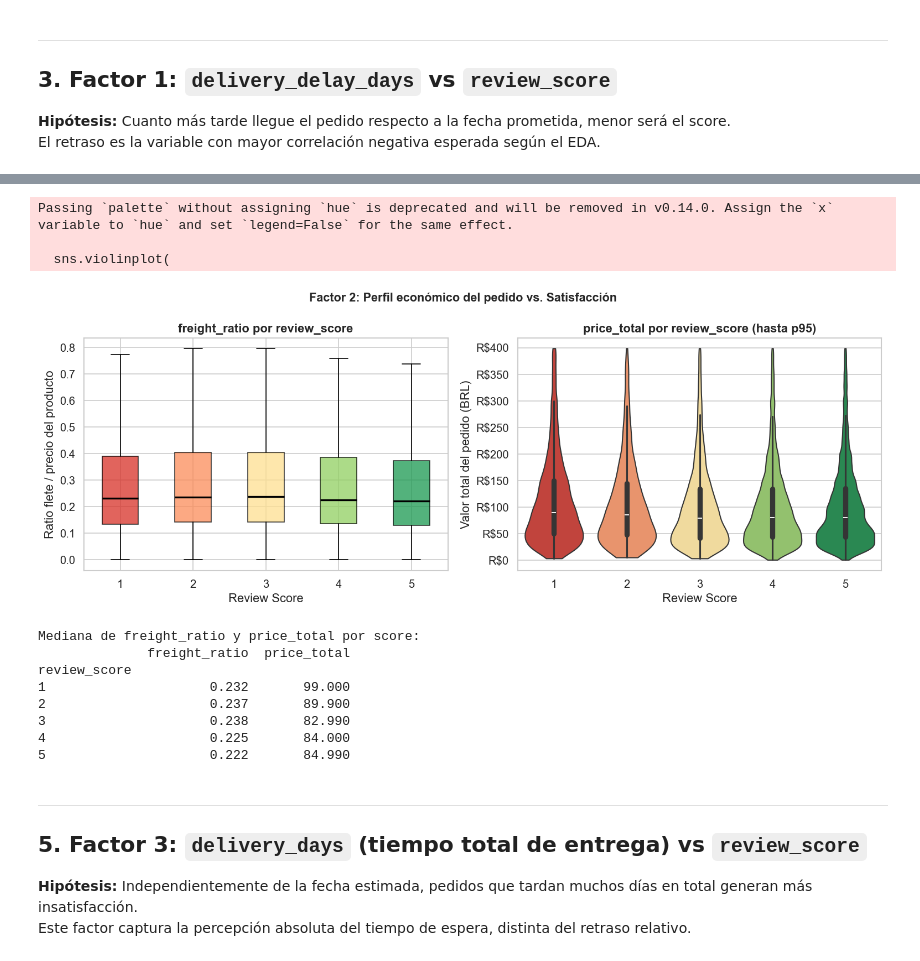
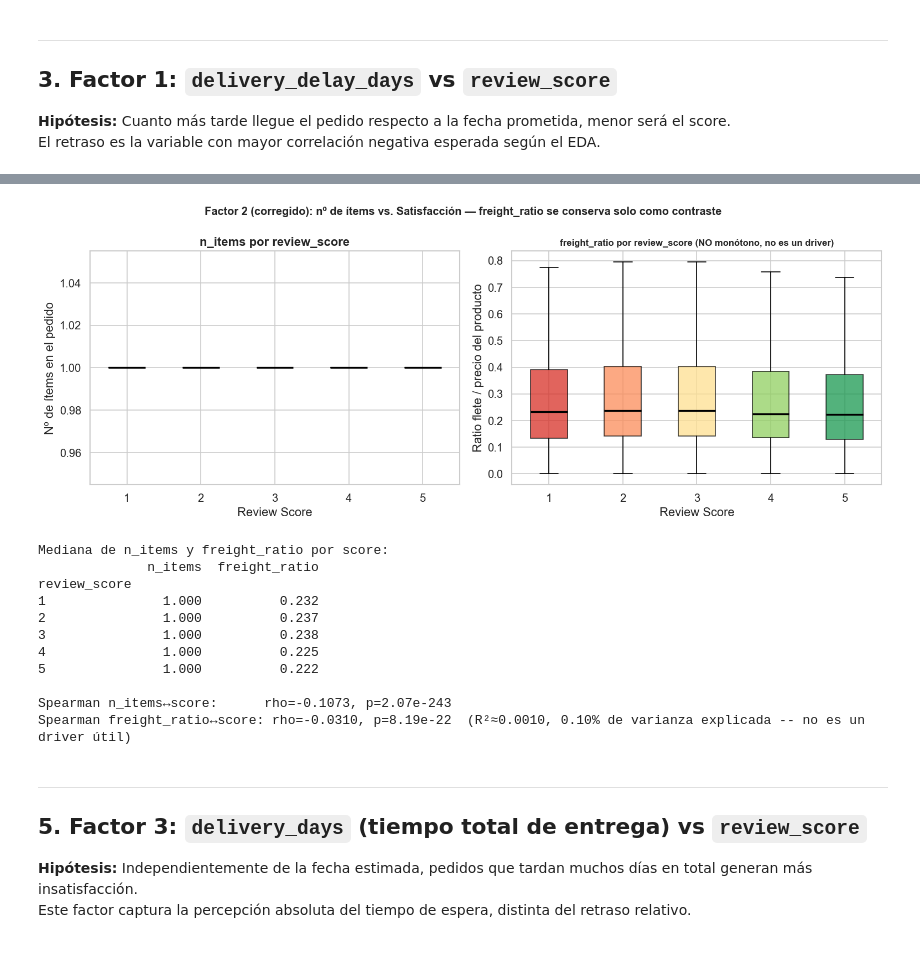
Before and after one commit to luciaparvaz/olist-customer-analysis, a Jupyter notebook: notebooks/03_negative_reviews.ipynb, the cells around one changed output, grey strips where cells are left out. Drawn from its saved outputs; the diff is of its cells as text; code cells hidden in the pictures.

```diff
--- a/notebooks/03_negative_reviews.ipynb
+++ b/notebooks/03_negative_reviews.ipynb
@@ -267,56 +239,62 @@ Analizamos si el perfil económico del pedido influye en la satisfacción.
 # %%
 fig, axes = plt.subplots(1, 2, figsize=(13, 5))
 
-# -- freight_ratio por review_score (boxplot) --
-data_freight = [df_rev[df_rev["review_score"] == s]["freight_ratio"].dropna() for s in score_order]
+# -- n_items por review_score (boxplot) --
+data_nitems = [df_rev[df_rev["review_score"] == s]["n_items"].dropna() for s in score_order]
 bp2 = axes[0].boxplot(
-    data_freight, labels=score_order,
+    data_nitems, labels=score_order,
     patch_artist=True, showfliers=False,
     medianprops=dict(color="black", linewidth=2),
 )
 for patch, color in zip(bp2["boxes"], colors_score):
     patch.set_facecolor(color)
     patch.set_alpha(0.75)
-axes[0].set_title("freight_ratio por review_score", fontweight="bold")
+axes[0].set_title("n_items por review_score", fontweight="bold")
 axes[0].set_xlabel("Review Score")
-axes[0].set_ylabel("Ratio flete / precio del producto")
+axes[0].set_ylabel("Nº de ítems en el pedido")
 
-# -- price_total vs review_score: violin plot --
-# Clippeamos en p95 para mejor visualización
-p95_price = df_rev["price_total"].quantile(0.95)
-df_clip = df_rev[df_rev["price_total"] <= p95_price].copy()
-sns.violinplot(
-    data=df_clip, x="review_score", y="price_total",
-    palette=colors_score, ax=axes[1],
-    inner="box", cut=0,
+# -- freight_ratio por review_score: se conserva por transparencia (ver nota arriba) --
+data_freight = [df_rev[df_rev["review_score"] == s]["freight_ratio"].dropna() for s in score_order]
+bp3 = axes[1].boxplot(
+    data_freight, labels=score_order,
+    patch_artist=True, showfliers=False,
+    medianprops=dict(color="black", linewidth=2),
 )
-axes[1].set_title("price_total por review_score (hasta p95)", fontweight="bold")
+for patch, color in zip(bp3["boxes"], colors_score):
+    patch.set_facecolor(color)
+    patch.set_alpha(0.75)
+axes[1].set_title("freight_ratio por review_score (NO monótono, no es un driver)", fontweight="bold", fontsize=10)
 axes[1].set_xlabel("Review Score")
-axes[1].set_ylabel("Valor total del pedido (BRL)")
-axes[1].yaxis.set_major_formatter(mticker.FuncFormatter(lambda x, _: f"R${x:,.0f}"))
+axes[1].set_ylabel("Ratio flete / precio del producto")
 
-plt.suptitle("Factor 2: Perfil económico del pedido vs. Satisfacción", fontsize=13, fontweight="bold")
+plt.suptitle("Factor 2 (corregido): nº de ítems vs. Satisfacción — freight_ratio se conserva solo como contraste",
+             fontsize=12, fontweight="bold")
 plt.tight_layout()
 plt.savefig(DASH / "factor2_economic_vs_score.png", bbox_inches="tight")
 plt.show()
 
-# Resumen numérico
-summary_eco = df_rev.groupby("review_score")[["freight_ratio", "price_total"]].median()
-print("Mediana de freight_ratio y price_total por score:")
+# Resumen numérico + prueba de monotonicidad informal
+summary_eco = df_rev.groupby("review_score")[["n_items", "freight_ratio"]].median()
+print("Mediana de n_items y freight_ratio por score:")
 print(summary_eco.round(3).to_string())
+rho_nitems, p_nitems = stats.spearmanr(df_rev["n_items"], df_rev["review_score"])
+rho_freight, p_freight = stats.spearmanr(df_rev["freight_ratio"], df_rev["review_score"])
+print(f"\nSpearman n_items↔score:      rho={rho_nitems:+.4f}, p={p_nitems:.2e}")
+print(f"Spearman freight_ratio↔score: rho={rho_freight:+.4f}, p={p_freight:.2e}  "
+      f"(R²≈{rho_freight**2:.4f}, {rho_freight**2*100:.2f}% de varianza explicada -- no es un driver útil)")
 # %% [output]
+[figure, new version]
-Passing `palette` without assigning `hue` is deprecated and will be removed in v0.14.0. Assign the `x` variable to `hue` and set `legend=False` for the same effect.
+Mediana de n_items y freight_ratio por score:
+              n_items  freight_ratio
+review_score
+1               1.000          0.232
+2               1.000          0.237
+3               1.000          0.238
+4               1.000          0.225
+5               1.000          0.222
 
-  sns.violinplot(
+Spearman n_items↔score:      rho=-0.1073, p=2.07e-243
+Spearman freight_ratio↔score: rho=-0.0310, p=8.19e-22  (R²≈0.0010, 0.10% de varianza explicada -- no es un driver útil)
-[figure, old version]
-Mediana de freight_ratio y price_total por score:
-              freight_ratio  price_total
-review_score
-1                     0.232       99.000
-2                     0.237       89.900
-3                     0.238       82.990
-4                     0.225       84.000
-5                     0.222       84.990
 # %% [markdown]
 ---
 ## 5. Factor 3: `delivery_days` (tiempo total de entrega) vs `review_score`
```
Also changed, not shown: parts of 17 cells of this notebook, 23 other files.
